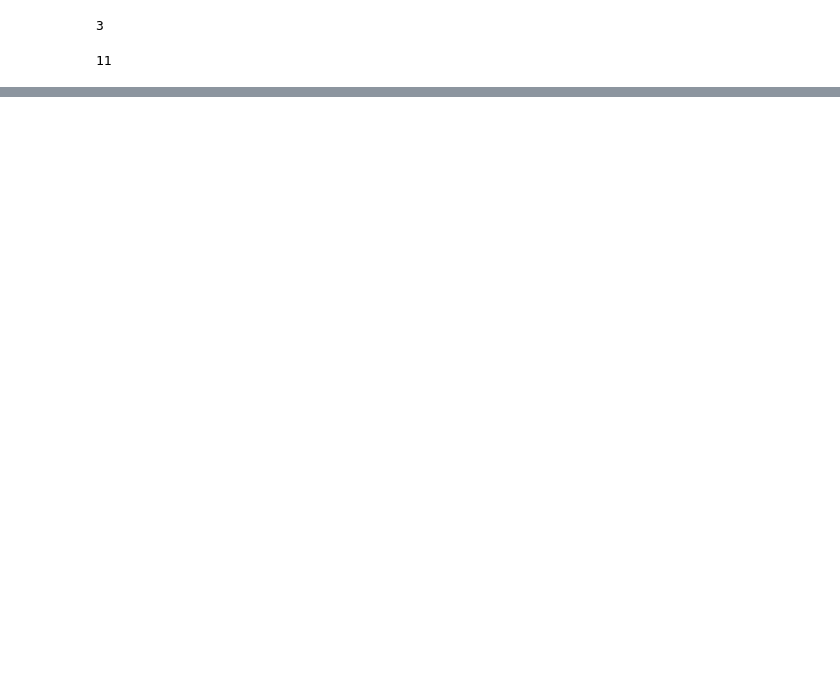
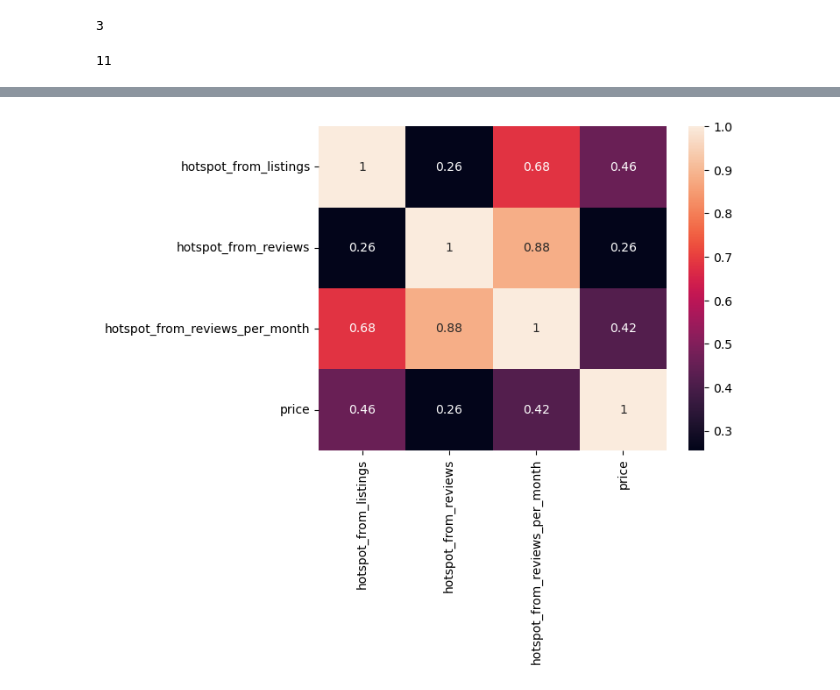
Before and after one commit to Shubhrika007/Erdos_Spring_2023, a Jupyter notebook: hotspot_exploration.ipynb, the cells around one changed output, grey strips where cells are left out. Saved outputs shown, nothing was run; the diff lists cells and outputs as text; code cells hidden in the pictures; blank space fills up the shorter version.

```diff
--- a/hotspot_exploration.ipynb
+++ b/hotspot_exploration.ipynb
@@ -278,0 +302,7 @@ df_priv[df_priv['hotspot_from_listings'] > 0.9]
+# %%
+cut_priv = df_priv[(df_priv['hotspot_from_listings'] > 0.6) & (df_priv['accommodates'] < 6)].copy()
+hotspot_corr = cut_priv[['hotspot_from_listings','hotspot_from_reviews','hotspot_from_reviews_per_month','price']].corr()
+sns.heatmap(hotspot_corr, annot=True)
+plt.show()
+# %% [output]
+[figure, added]
```
Also changed, not shown: parts of 38 cells of this notebook.
